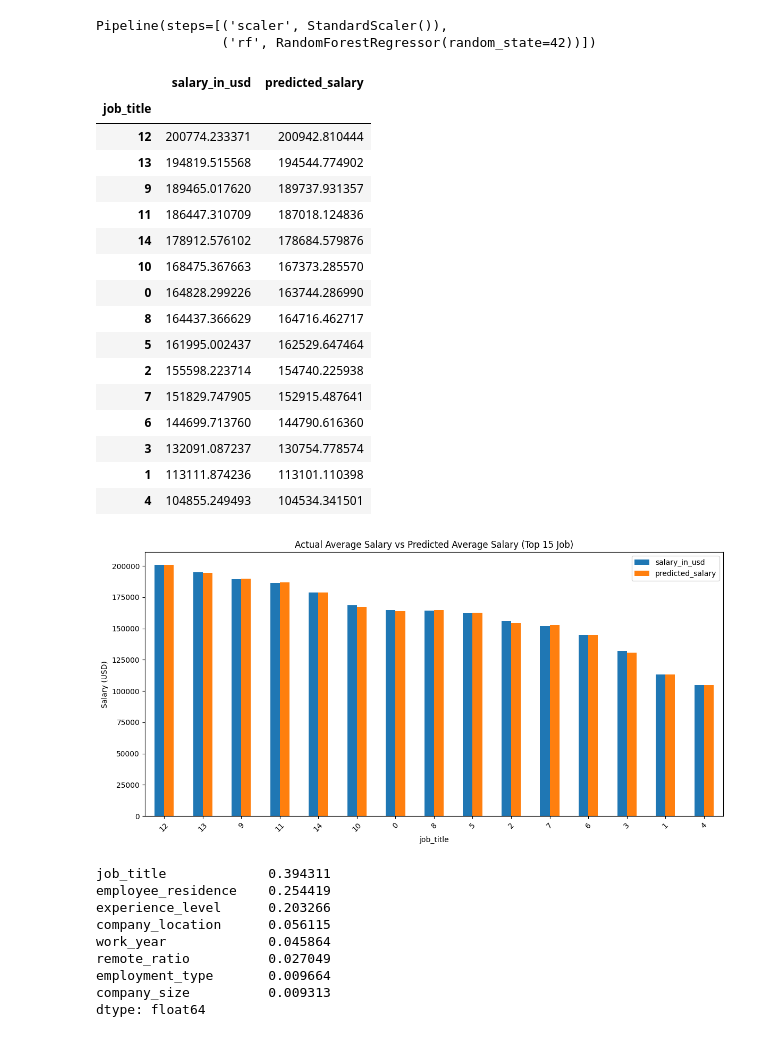
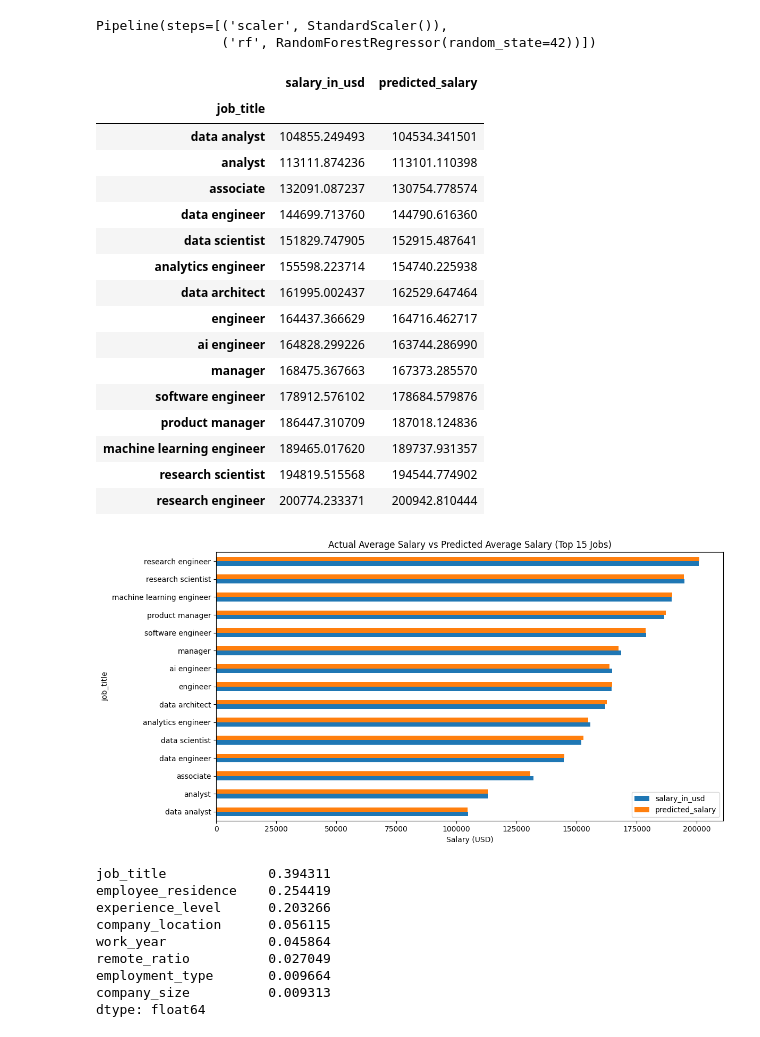
Before and after one commit to Viarani/Data-Science-Salary-Predictor-2026, a Jupyter notebook: code.ipynb, the cells around one changed output. Cells and saved outputs as stored; diff of their text form; code cells hidden in the pictures.

Commit message:
update visualisasi

```diff
--- a/code.ipynb
+++ b/code.ipynb
@@ -193,47 +193,47 @@ pipeline_model_rf.fit(X_train, y_train)
 Pipeline(steps=[('scaler', StandardScaler()),
                 ('rf', RandomForestRegressor(random_state=42))])
 # %%
-dfA["predicted_salary"] = pipeline_model_rf.predict(X)
+dfPlot = df.copy()
+dfPlot["predicted_salary"] = pipeline_model_rf.predict(X)
 # %%
 job_salary_summary = (
-    dfA
+    dfPlot
     .groupby("job_title")[["salary_in_usd", "predicted_salary"]]
     .mean()
-    .sort_values("salary_in_usd", ascending=False)
+    .sort_values("salary_in_usd", ascending=True)
 )
 
 job_salary_summary
 # %% [output]
 |  | salary_in_usd | predicted_salary |
 | job_title |  |  |
-| 12 | 200774.233371 | 200942.810444 |
-| 13 | 194819.515568 | 194544.774902 |
-| 9 | 189465.017620 | 189737.931357 |
-| 11 | 186447.310709 | 187018.124836 |
-| 14 | 178912.576102 | 178684.579876 |
-| 10 | 168475.367663 | 167373.285570 |
-| 0 | 164828.299226 | 163744.286990 |
-| 8 | 164437.366629 | 164716.462717 |
-| 5 | 161995.002437 | 162529.647464 |
-| 2 | 155598.223714 | 154740.225938 |
-| 7 | 151829.747905 | 152915.487641 |
-| 6 | 144699.713760 | 144790.616360 |
-| 3 | 132091.087237 | 130754.778574 |
-| 1 | 113111.874236 | 113101.110398 |
-| 4 | 104855.249493 | 104534.341501 |
+| data analyst | 104855.249493 | 104534.341501 |
+| analyst | 113111.874236 | 113101.110398 |
+| associate | 132091.087237 | 130754.778574 |
+| data engineer | 144699.713760 | 144790.616360 |
+| data scientist | 151829.747905 | 152915.487641 |
+| analytics engineer | 155598.223714 | 154740.225938 |
+| data architect | 161995.002437 | 162529.647464 |
+| engineer | 164437.366629 | 164716.462717 |
+| ai engineer | 164828.299226 | 163744.286990 |
+| manager | 168475.367663 | 167373.285570 |
+| software engineer | 178912.576102 | 178684.579876 |
+| product manager | 186447.310709 | 187018.124836 |
+| machine learning engineer | 189465.017620 | 189737.931357 |
+| research scientist | 194819.515568 | 194544.774902 |
+| research engineer | 200774.233371 | 200942.810444 |
 # %%
 job_salary_summary.plot(
-    kind="bar",
+    kind="barh",
     figsize=(12,6)
 )
 
-plt.title("Actual Average Salary vs Predicted Average Salary (Top 15 Job)")
-plt.ylabel("Salary (USD)")
-plt.xticks(rotation=45)
+plt.title("Actual Average Salary vs Predicted Average Salary (Top 15 Jobs)")
+plt.xlabel("Salary (USD)")
 plt.tight_layout()
 plt.show()
 # %% [output]
-[figure, old version]
+[figure, new version]
 # %%
 feature = pipeline_model_rf['rf']
 
```
